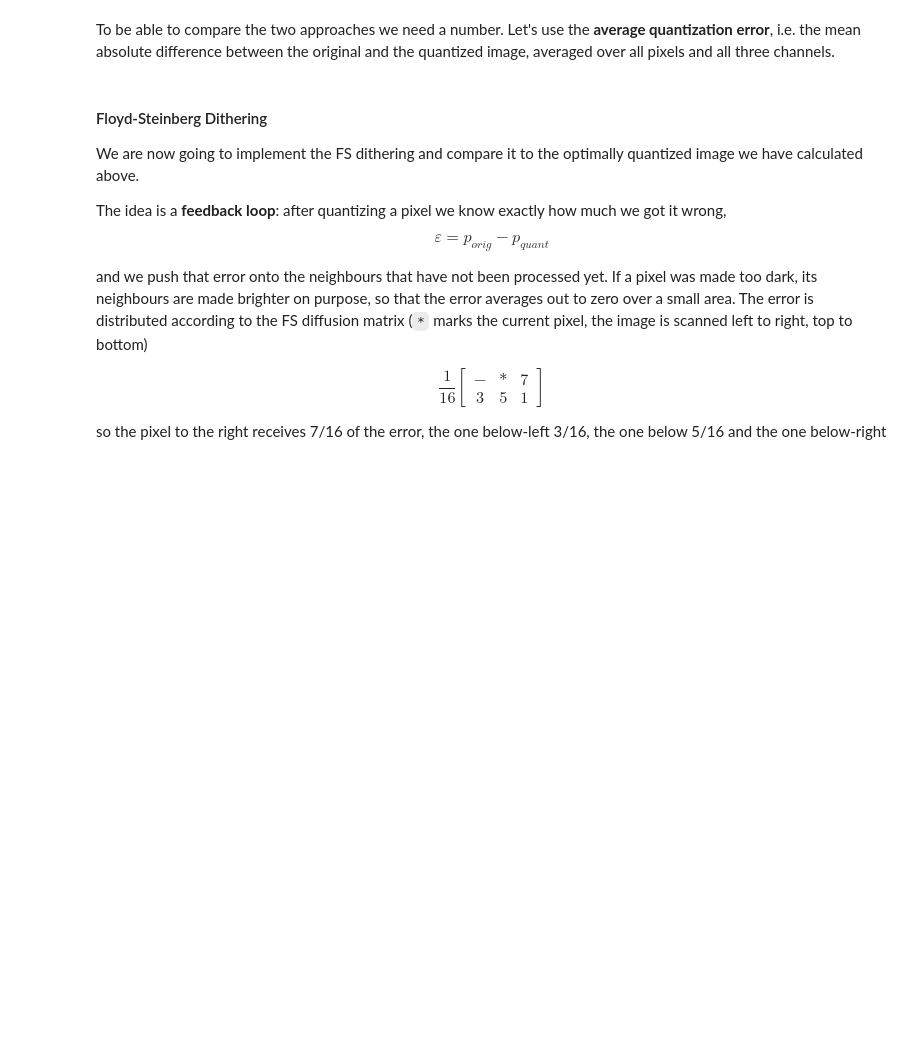
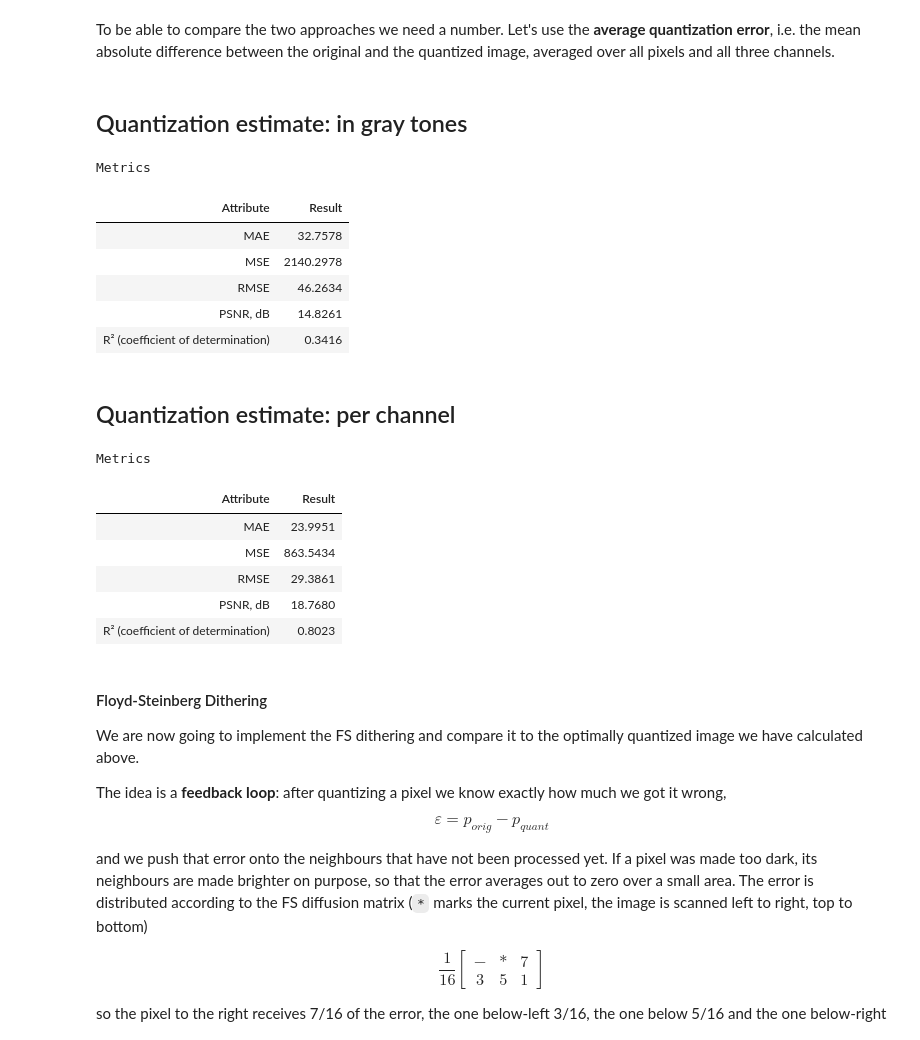
Before and after one commit to BogdanPinchuk/ComputerVision-PBY_HW5, a Jupyter notebook: Bohdan_Pinchuk_CV_HW5.ipynb, the cells around one changed output. Drawn from its saved outputs; the diff is of its cells as text; code cells hidden in the pictures; blank space fills up the shorter version.

Commit message:
[Homework5] - added calc metrics

```diff
--- a/Bohdan_Pinchuk_CV_HW5.ipynb
+++ b/Bohdan_Pinchuk_CV_HW5.ipynb
@@ -262,7 +255,37 @@ i.e. the mean absolute difference between the original and the quantized image,
 and all three channels.
 # %%
 # Compute average squared quantization error
-avg_quant_error =
+
+import apps.main as mn
+from IPython.core.display import Markdown
+
+# Input data
+# avg_quant_error =
+
+# Solution
+
+# Print results
+display(Markdown(f"## Quantization estimate: in gray tones"))
+df_gt = mn.calc_metrics(quantized, img_rgb, 255)
+display(Markdown(f"## Quantization estimate: per channel"))
+df_pc = mn.calc_metrics(quantized_per_channel, img_rgb, 255)
+# %% [output]
+## Quantization estimate: in gray tones
+Metrics
+| Attribute | Result |
+| MAE | 32.7578 |
+| MSE | 2140.2978 |
+| RMSE | 46.2634 |
+| PSNR, dB | 14.8261 |
+| R² (coefficient of determination) | 0.3416 |
+## Quantization estimate: per channel
+Metrics
+| Attribute | Result |
+| MAE | 23.9951 |
+| MSE | 863.5434 |
+| RMSE | 29.3861 |
+| PSNR, dB | 18.7680 |
+| R² (coefficient of determination) | 0.8023 |
 # %% [markdown]
 #### Floyd-Steinberg Dithering
 
```
Also changed, not shown: parts of 2 cells of this notebook, 1 other file.
